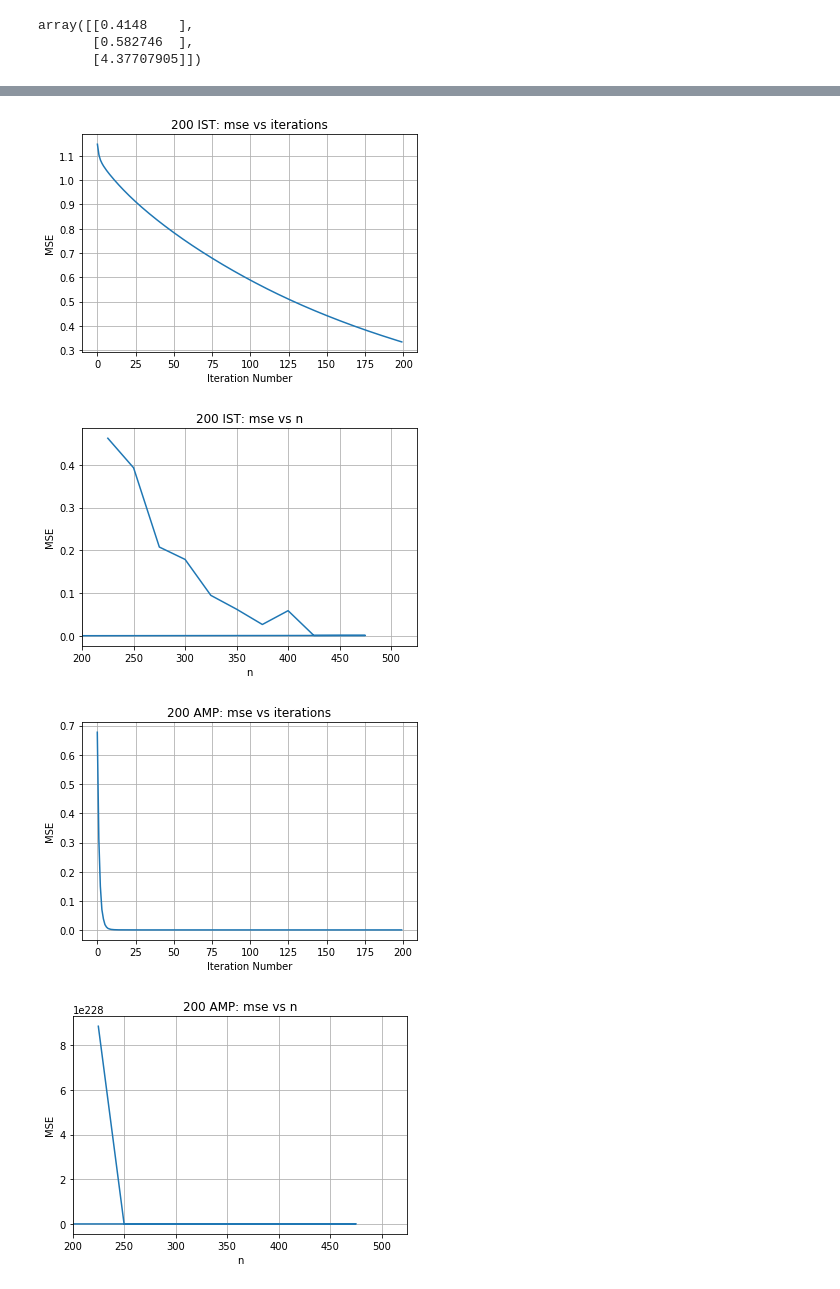
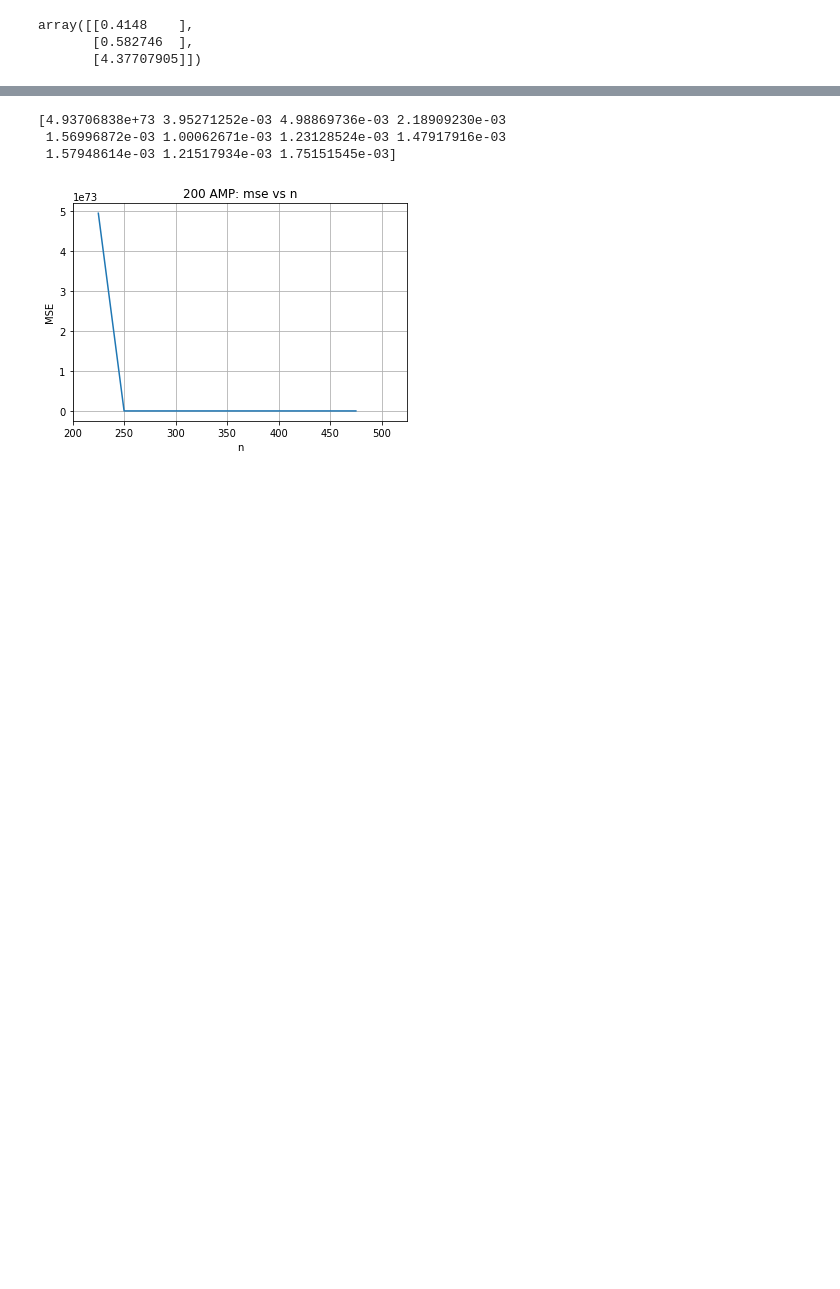
Before and after one commit to hollynroper/URS-22-23, a Jupyter notebook: Research code.ipynb, the cells around one changed output, grey strips where cells are left out. Drawn from its saved outputs; the diff is of its cells as text; code cells hidden in the pictures; blank space fills up the shorter version.

```diff
--- a/Research code.ipynb
+++ b/Research code.ipynb
@@ -424,6 +424,7 @@ num_iterations = 200
 # Track MSE vs iterations
 #array of zeros the size of the iterations
 mse_vs_iterations = np.zeros(num_iterations)
+
 
 # Generate matrix A
 # SD * random array of size nxN
@@ -477,7 +478,7 @@ for idx_iter in range(num_iterations):
     err_sum = np.sum((x - xHt)**2)
     mse_vs_iterations[idx_iter] = (1/N) * err_sum
     '''
-
+'''
 #2 creating y measurements
 for n in range(225, 501, 25):
     mat_of_As.append(np.sqrt(1/n) * np.random.randn(n, N))
@@ -505,8 +506,8 @@ plt.title("200 IST: mse vs iterations")
 plt.show()
 
 # Prep for IST/AMP
-mse_vs_n = np.zeros(13)
-n_vec = np.zeros(13)
+mse_vs_n = np.zeros(11)
+n_vec = np.zeros(11)
 cnt = 0
 #4 MSE vs n calc mse at end of 200 iterations
 for loc_n in range(225, 500, 25):
@@ -556,42 +557,47 @@ plt.ylabel('MSE')
 plt.grid(True, which='both')
 plt.title("200 AMP: mse vs iterations")
 plt.show()
-
+'''
 # Prep for IST/AMP
 
 err_sum = 0
 ons = 0 #initialize onsager term
 tau = 0
 r = np.zeros(x.shape)
+mse_vs_n = np.zeros(11)
+n_vec = np.zeros(11)
 cnt = 0
 #7 AMP mse vs n
 for loc_n in range(225, 500, 25):
     A = np.sqrt(1/loc_n)*np.random.randn(loc_n, N)
     w = sigma*np.random.randn(loc_n).reshape(-1, 1)
     y = A @ x + w
+    # rst z, r, tau, xHt for next iteration
     z = np.zeros(y.shape)
+    r = np.zeros(x.shape)
+    tau = 0
     xHt = np.zeros(x.shape)
     for idx_iter in range(num_iterations):
         ons = onsager(z, r, tau) #calulate next onsager
         z = y - A @ xHt + ons
-        tau = np.sqrt((1/n)) * np.linalg.norm(z)
+        tau = np.sqrt((1/loc_n)) * np.linalg.norm(z)
         r = xHt + A.T @ z
         xHt = eta(r, tau)
     mse_vs_n[cnt] = (1/N) * np.sum((x - xHt)**2)
     n_vec[cnt] = loc_n
     cnt += 1
-
+print(mse_vs_n)
 # Plot results
 plt.figure()
 plt.plot(n_vec, mse_vs_n)
 plt.xlabel('n')
 plt.ylabel('MSE')
 plt.grid(True, which='both')
 plt.title("200 AMP: mse vs n")
 plt.xlim(200, 525)
 plt.show()
 # %% [output]
+[4.93706838e+73 3.95271252e-03 4.98869736e-03 2.18909230e-03
+ 1.56996872e-03 1.00062671e-03 1.23128524e-03 1.47917916e-03
+ 1.57948614e-03 1.21517934e-03 1.75151545e-03]
-[figure, old version]
+[figure, new version]
-[figure, removed]
-[figure, removed]
-[figure, removed]
```
Also changed, not shown: parts of 3 cells of this notebook.
